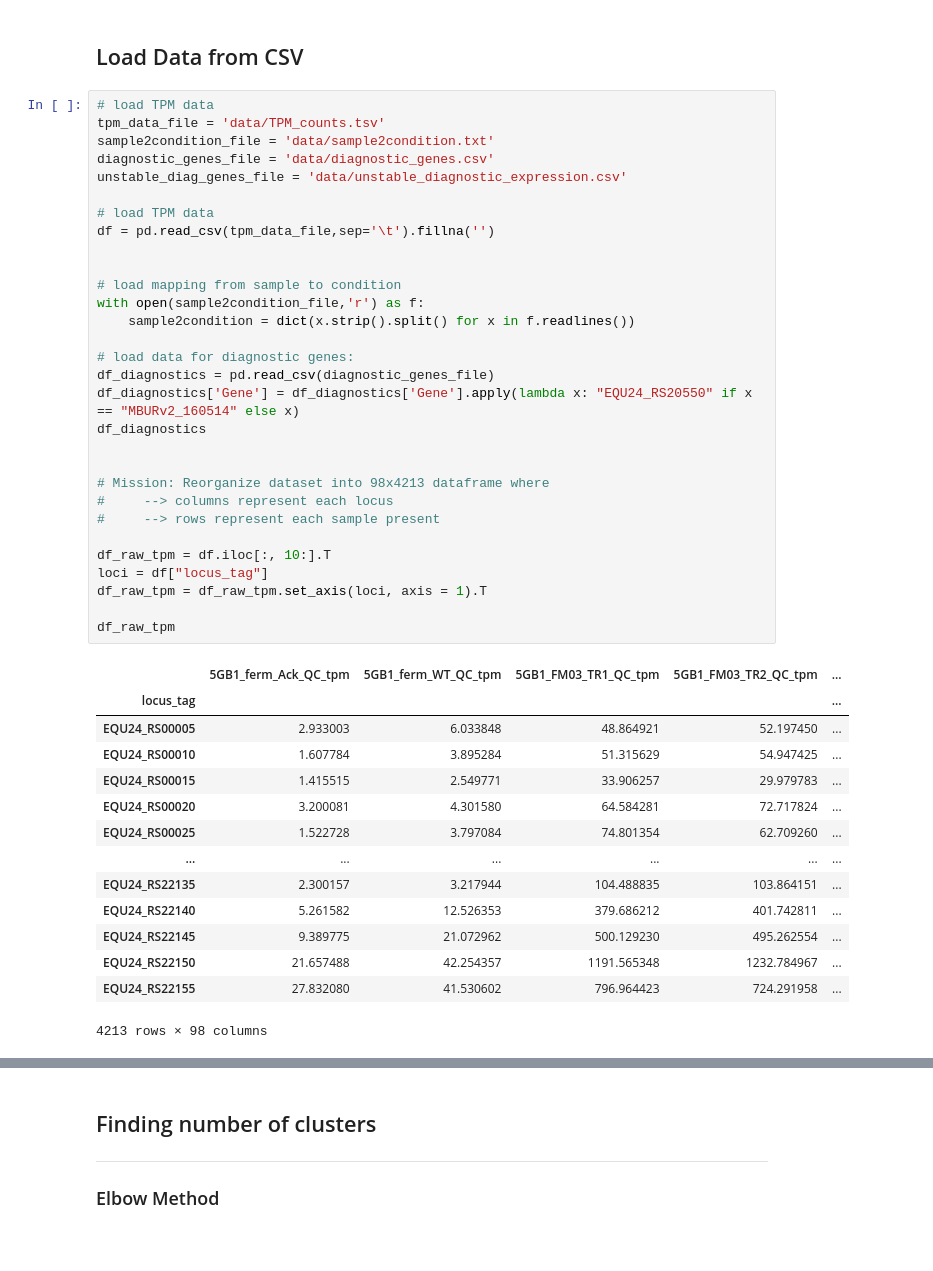
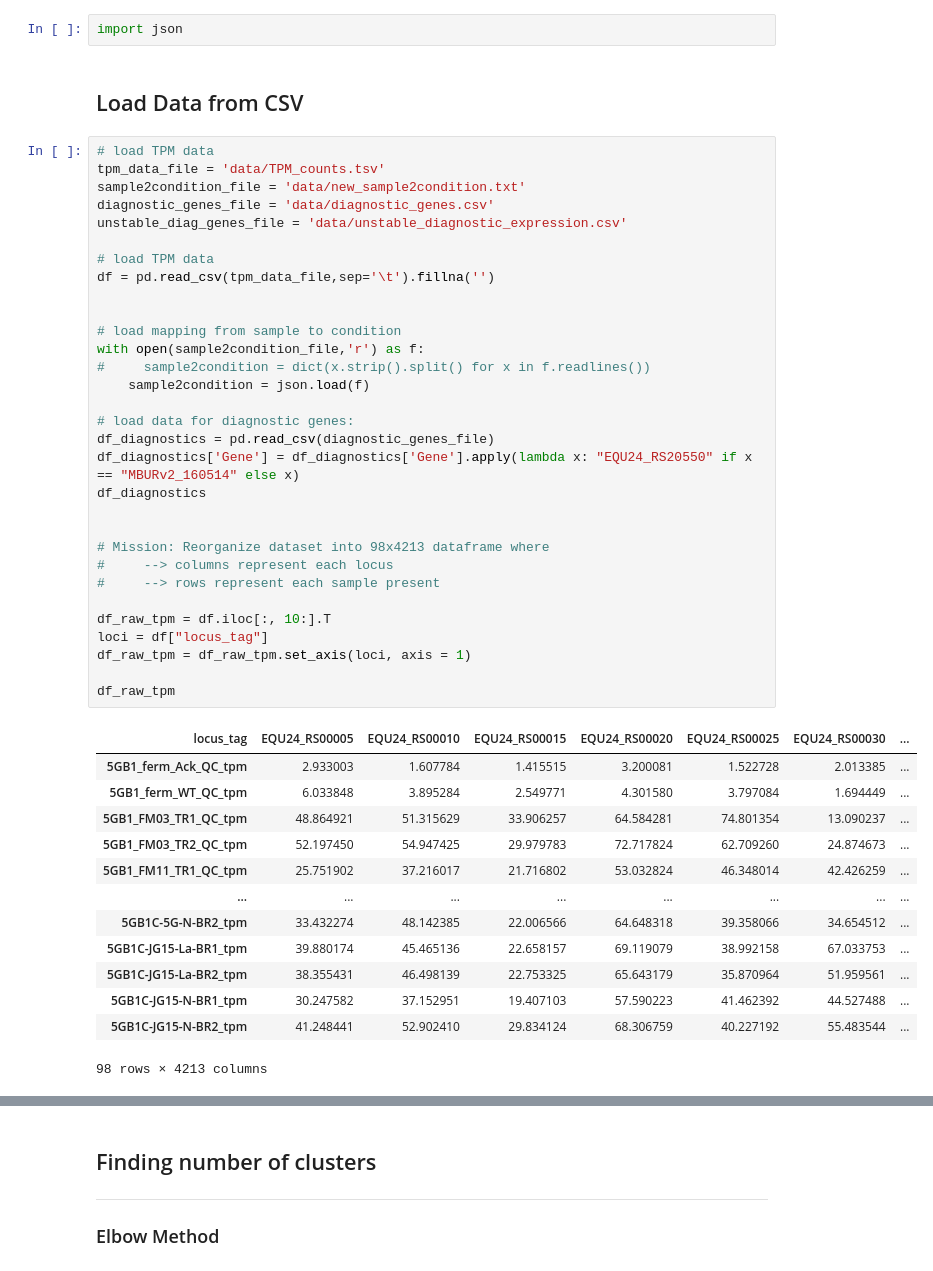
Before and after one commit to vsk-1167/research-5G-transcriptomic-exploration, a Jupyter notebook: clustering_analysis.ipynb, the cells around one changed output, grey strips where cells are left out. Saved outputs shown, nothing was run; the diff lists cells and outputs as text; blank space fills up the shorter version.

```diff
--- a/clustering_analysis.ipynb
+++ b/clustering_analysis.ipynb
@@ -12,47 +13,49 @@ from collections import defaultdict
+# %%
+import json
 # %% [markdown]
 ## Load Data from CSV
 # %%
 # load TPM data
 tpm_data_file = 'data/TPM_counts.tsv'
-sample2condition_file = 'data/sample2condition.txt'
+sample2condition_file = 'data/new_sample2condition.txt'
 diagnostic_genes_file = 'data/diagnostic_genes.csv'
 unstable_diag_genes_file = 'data/unstable_diagnostic_expression.csv'
 
 # load TPM data
 df = pd.read_csv(tpm_data_file,sep='\t').fillna('')
 
 
 # load mapping from sample to condition
 with open(sample2condition_file,'r') as f:
-    sample2condition = dict(x.strip().split() for x in f.readlines())
+#     sample2condition = dict(x.strip().split() for x in f.readlines())
+    sample2condition = json.load(f)
 
 # load data for diagnostic genes:
 df_diagnostics = pd.read_csv(diagnostic_genes_file)
 df_diagnostics['Gene'] = df_diagnostics['Gene'].apply(lambda x: "EQU24_RS20550" if x == "MBURv2_160514" else x)
 df_diagnostics
 
 
 # Mission: Reorganize dataset into 98x4213 dataframe where
 #     --> columns represent each locus
 #     --> rows represent each sample present
 
 df_raw_tpm = df.iloc[:, 10:].T
 loci = df["locus_tag"]
-df_raw_tpm = df_raw_tpm.set_axis(loci, axis = 1).T
+df_raw_tpm = df_raw_tpm.set_axis(loci, axis = 1)
 
 df_raw_tpm
 # %% [output]
-|  | 5GB1_ferm_Ack_QC_tpm | 5GB1_ferm_WT_QC_tpm | 5GB1_FM03_TR1_QC_tpm | 5GB1_FM03_TR2_QC_tpm | ... |
-| locus_tag |  |  |  |  | ... |
-| EQU24_RS00005 | 2.933003 | 6.033848 | 48.864921 | 52.197450 | ... |
-| EQU24_RS00010 | 1.607784 | 3.895284 | 51.315629 | 54.947425 | ... |
-| EQU24_RS00015 | 1.415515 | 2.549771 | 33.906257 | 29.979783 | ... |
-| EQU24_RS00020 | 3.200081 | 4.301580 | 64.584281 | 72.717824 | ... |
-| EQU24_RS00025 | 1.522728 | 3.797084 | 74.801354 | 62.709260 | ... |
-| ... | ... | ... | ... | ... | ... |
-| EQU24_RS22135 | 2.300157 | 3.217944 | 104.488835 | 103.864151 | ... |
-| EQU24_RS22140 | 5.261582 | 12.526353 | 379.686212 | 401.742811 | ... |
-| EQU24_RS22145 | 9.389775 | 21.072962 | 500.129230 | 495.262554 | ... |
-| EQU24_RS22150 | 21.657488 | 42.254357 | 1191.565348 | 1232.784967 | ... |
-| EQU24_RS22155 | 27.832080 | 41.530602 | 796.964423 | 724.291958 | ... |
+| locus_tag | EQU24_RS00005 | EQU24_RS00010 | EQU24_RS00015 | EQU24_RS00020 | EQU24_RS00025 | EQU24_RS00030 | ... |
+| 5GB1_ferm_Ack_QC_tpm | 2.933003 | 1.607784 | 1.415515 | 3.200081 | 1.522728 | 2.013385 | ... |
+| 5GB1_ferm_WT_QC_tpm | 6.033848 | 3.895284 | 2.549771 | 4.301580 | 3.797084 | 1.694449 | ... |
+| 5GB1_FM03_TR1_QC_tpm | 48.864921 | 51.315629 | 33.906257 | 64.584281 | 74.801354 | 13.090237 | ... |
+| 5GB1_FM03_TR2_QC_tpm | 52.197450 | 54.947425 | 29.979783 | 72.717824 | 62.709260 | 24.874673 | ... |
+| 5GB1_FM11_TR1_QC_tpm | 25.751902 | 37.216017 | 21.716802 | 53.032824 | 46.348014 | 42.426259 | ... |
+| ... | ... | ... | ... | ... | ... | ... | ... |
+| 5GB1C-5G-N-BR2_tpm | 33.432274 | 48.142385 | 22.006566 | 64.648318 | 39.358066 | 34.654512 | ... |
+| 5GB1C-JG15-La-BR1_tpm | 39.880174 | 45.465136 | 22.658157 | 69.119079 | 38.992158 | 67.033753 | ... |
+| 5GB1C-JG15-La-BR2_tpm | 38.355431 | 46.498139 | 22.753325 | 65.643179 | 35.870964 | 51.959561 | ... |
+| 5GB1C-JG15-N-BR1_tpm | 30.247582 | 37.152951 | 19.407103 | 57.590223 | 41.462392 | 44.527488 | ... |
+| 5GB1C-JG15-N-BR2_tpm | 41.248441 | 52.902410 | 29.834124 | 68.306759 | 40.227192 | 55.483544 | ... |
-4213 rows × 98 columns
+98 rows × 4213 columns
```
Also changed, not shown: parts of 107 cells of this notebook, 35 other files.
